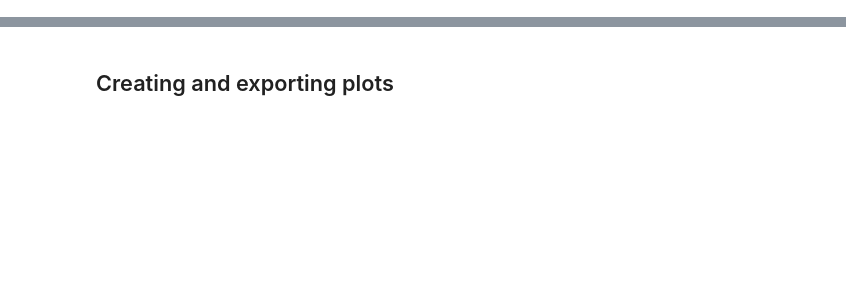
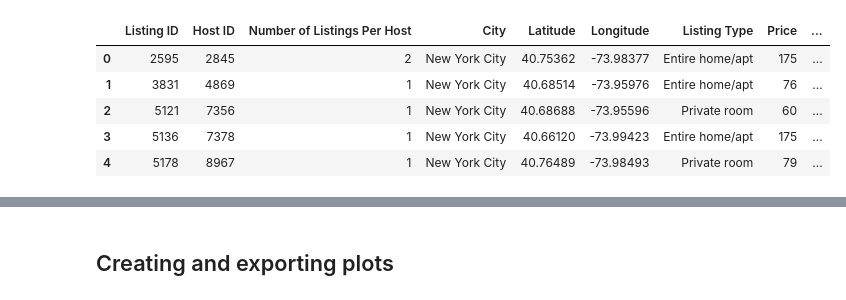
Before and after one commit to brnkath/project-1, a Jupyter notebook: Airbnb_analysis.ipynb, the cells around one changed output, grey strips where cells are left out. Cells and saved outputs as stored; diff of their text form; code cells hidden in the pictures; blank space fills up the shorter version.

```diff
--- a/Airbnb_analysis.ipynb
+++ b/Airbnb_analysis.ipynb
@@ -13,0 +21,10 @@ clean_2023_data = Path("output/clean_2023.csv")
+# %%
+# Display the cleaned 2020 dataframe
+clean_2020_df.head()
+# %% [output]
+|  | Listing ID | Host ID | Number of Listings Per Host | City | Latitude | Longitude | Listing Type | Price | ... |
+| 0 | 2595 | 2845 | 2 | New York City | 40.75362 | -73.98377 | Entire home/apt | 175 | ... |
+| 1 | 3831 | 4869 | 1 | New York City | 40.68514 | -73.95976 | Entire home/apt | 76 | ... |
+| 2 | 5121 | 7356 | 1 | New York City | 40.68688 | -73.95596 | Private room | 60 | ... |
+| 3 | 5136 | 7378 | 1 | New York City | 40.66120 | -73.99423 | Entire home/apt | 175 | ... |
+| 4 | 5178 | 8967 | 1 | New York City | 40.76489 | -73.98493 | Private room | 79 | ... |
```
Also changed, not shown: parts of 7 cells of this notebook, 1 other file.
